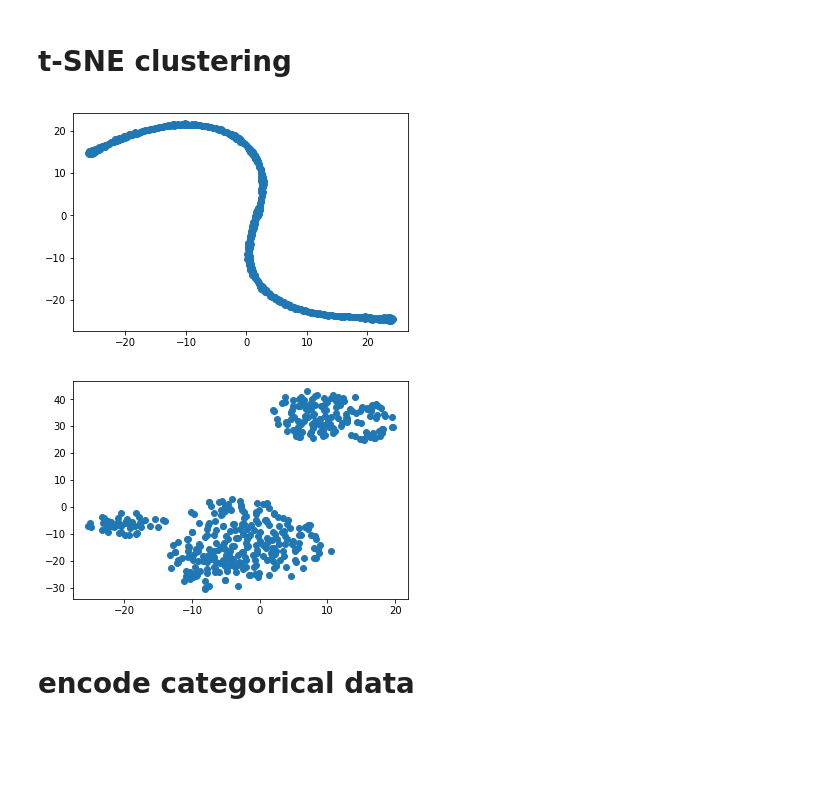
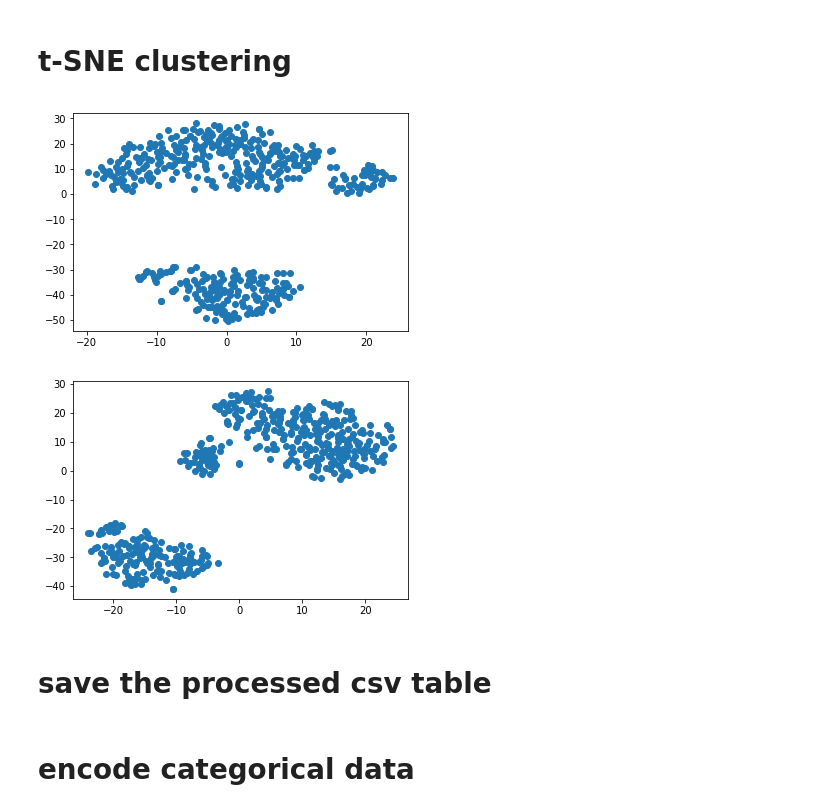
Before and after one commit to mayinghan/NAFLD, a Jupyter notebook: preprocess.ipynb, the cells around one changed output. Drawn from its saved outputs; the diff is of its cells as text; code cells hidden in the pictures; blank space fills up the shorter version.

```diff
--- a/preprocess.ipynb
+++ b/preprocess.ipynb
@@ -143,17 +147,23 @@ df1 = pd.DataFrame()
 '''
 fill nan
 methods:
-1. random picked from same column (must from same outcome) (first tested)
+1. random picked from same column (from or not from the same outcome) (first to test)
 2. median of the column
 3. average of the column
-4. cloest case based on all physical factors
+4. cloest case based on all physical factors (heuristic measure)
 '''
 
+# not based on outcome
 def f2(row):
-    label = row['NAFLD_OU']
     for k, v in row.items():
         if v is np.nan:
-            row[k] = random.choice(list(unique_values_dict[label][k]))
+            row[k] = random.choice(list(unique_values_dict[k]))
     return row
-
-df1 = df1.append(df.apply(f2, axis=1))
+# %%
+# based on outcome
+def f2(row):
+    label = row['NAFLD_OU']
+    for k, v in row.items():
+        if v is np.nan:
+            row[k] = random.choice(list(unique_values_dict[label][k]))
+    return row
@@ -218,7 +230,7 @@ conf = {
  'GNDR': 'cat',
  'ETHNICIT': 'cat',
  'BMI': [18.5, 24.9, 29.9],
- 'HOMA': [],
+ 'HOMA': [2.6, 3.8],
  'SBP': [130.0],
  'DBP': [80.0],
  'ON_BP_ME': 'cat',
@@ -266,7 +278,8 @@ generders = list(copy.deepcopy(df1['GNDR']))
 from sklearn.preprocessing import LabelEncoder
 def cat2cat(col):
     le = LabelEncoder()
-    return le.fit_transform(col)
+    encoded = le.fit_transform(col)
+    return encoded
 # %%
 for k, v in conf.items():
     if not(isinstance(v, list) or isinstance(v, dict)):
@@ -292,7 +305,7 @@ import matplotlib.pyplot as plt
 def train_TSNE(data, dim=2, p=30, ee=12.0, lr=100.0, itr=1000):
     return TSNE(n_components=dim, perplexity=p, early_exaggeration=ee, learning_rate=lr, n_iter=itr).fit_transform(np.array(data))
 # %%
-df2 = df1.drop(columns=['NAFLD_OU'])
+df2 = df1.drop(columns=['NAFLD_OU', 'NASH_OU2', 'FIBROSI2'])
 tp = train_TSNE(df2, 2, 30, 15)
 # df2.head()
 x = tp[:, 0]
@@ -301,15 +314,17 @@ y = tp[:, 1]
 plt.scatter(x, y)
 plt.show()
 # %% [output]
-[figure, old version]
+[figure, new version]
 # %%
-df2 = df1.drop(columns=['HOMA', 'NAFLD_OU'])
+df2 = df1.drop(columns=['HOMA', 'NAFLD_OU','NASH_OU2', 'FIBROSI2'])
 tp = train_TSNE(df2, 2, 30, 15)
 # df2.head()
 x = tp[:, 0]
 y = tp[:, 1]
 
 plt.scatter(x, y)
 plt.show()
 # %% [output]
-[figure, old version]
+[figure, new version]
+# %% [markdown]
+# save the processed csv table
```
Also changed, not shown: parts of 15 cells of this notebook, 1 other file.
